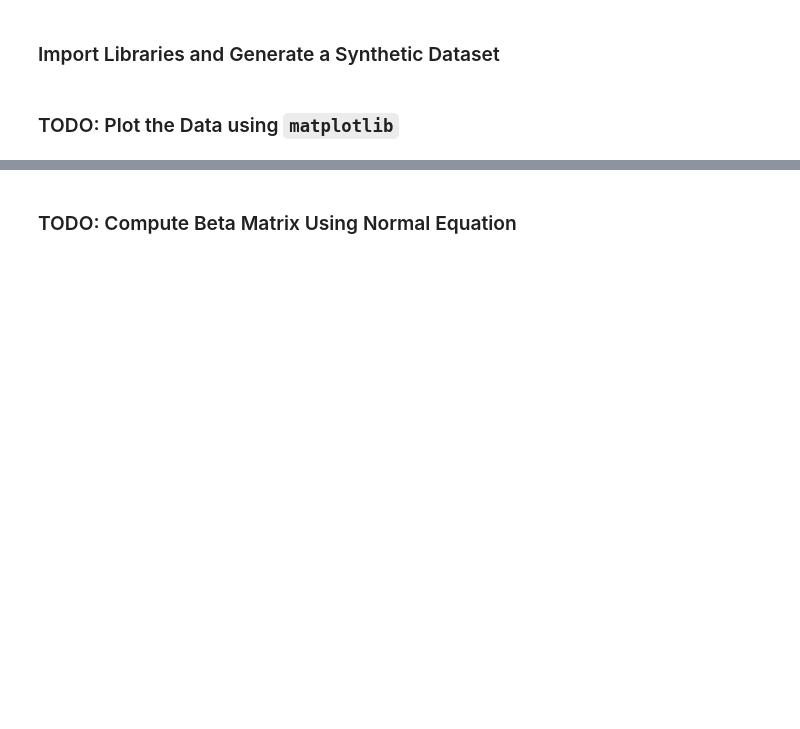
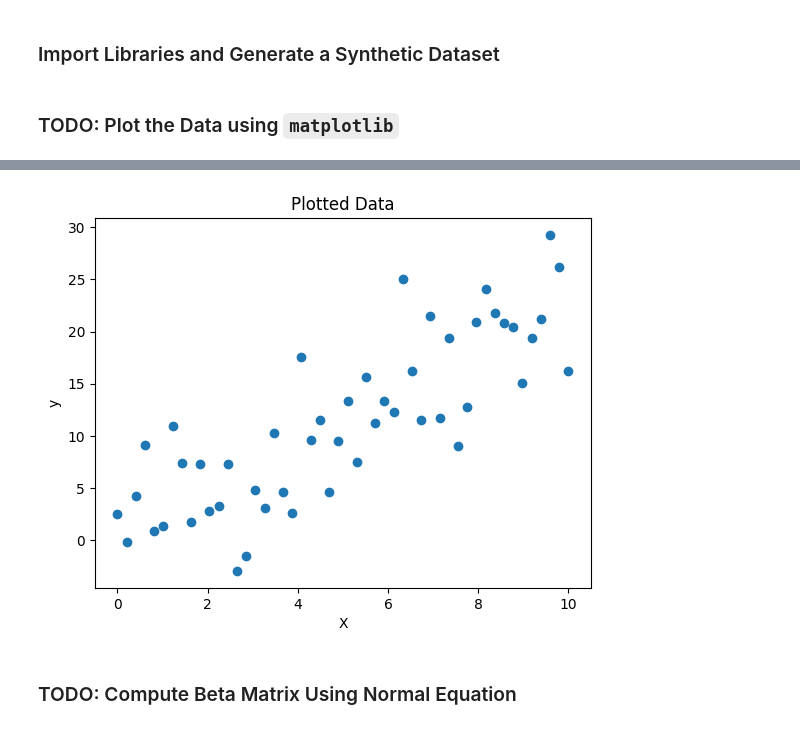
Before and after one commit to shaoyunguo/mlcysec_tutorial, a Jupyter notebook: source/tutorial_notebooks/getting_started_with_jupyter_and_python/getting_started_with_jupyter_and_python.ipynb, the cells around one changed output, grey strips where cells are left out. Cells and saved outputs as stored; diff of their text form; code cells hidden in the pictures; blank space fills up the shorter version.

```diff
--- a/source/tutorial_notebooks/getting_started_with_jupyter_and_python/getting_started_with_jupyter_and_python.ipynb
+++ b/source/tutorial_notebooks/getting_started_with_jupyter_and_python/getting_started_with_jupyter_and_python.ipynb
@@ -1624,3 +1647,13 @@ y = a * x + noise
+# %%
+# Without seaborn's set_theme()
+plt.scatter(X, y)
+plt.xlabel("X")
+plt.ylabel("y")
+plt.title("Plotted Data")
+
+plt.show()
+# %% [output]
+[figure, added]
 # %% [markdown]
 ### TODO: Compute Beta Matrix Using Normal Equation
 # %%
```
Also changed, not shown: parts of 20 cells of this notebook.
